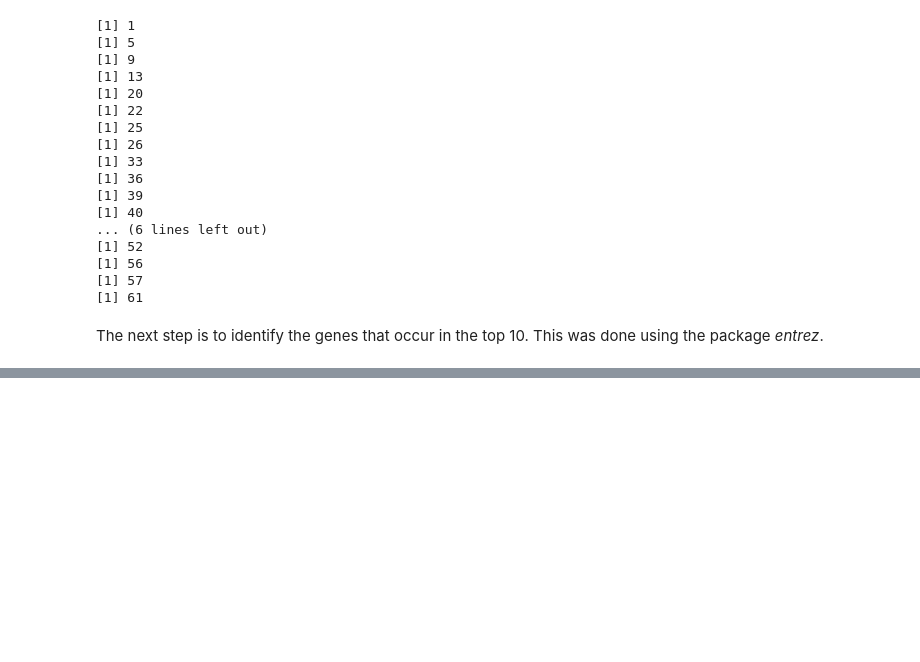
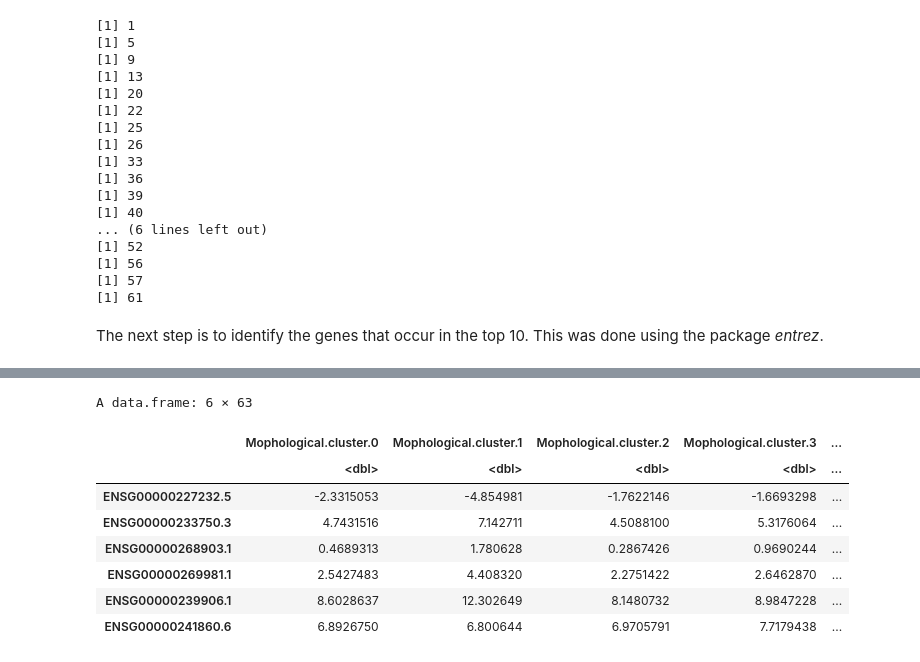
Before and after one commit to fstrijth/Functional-genomics-Karolien-Daan-Fien, a Jupyter notebook: Project_BINF_F402_group_2_R.ipynb, the cells around one changed output, grey strips where cells are left out. Saved outputs shown, nothing was run; the diff lists cells and outputs as text; code cells hidden in the pictures; blank space fills up the shorter version.

```diff
--- a/Project_BINF_F402_group_2_R.ipynb
+++ b/Project_BINF_F402_group_2_R.ipynb
@@ -801,0 +888,18 @@ print(gene_info10)
+# %%
+RNAlog2 = data.frame(matrix(
+  NA, nrow = nrow(RNA_read_counts ),
+  ncol = ncol(frequencies_clusters)-1))
+rownames(RNAlog2) <- rownames(RNA_read_counts)
+names(RNAlog2) <- rel_Morp
+# %%
+RNAWald = data.frame(matrix(
+  NA, nrow = nrow(RNA_read_counts ),
+  ncol = ncol(frequencies_clusters)-1))
+rownames(RNAWald) <- rownames(RNA_read_counts)
+names(RNAWald) <- rel_Morp
+# %%
+RNAp = data.frame(matrix(
+  NA, nrow = nrow(RNA_read_counts ),
+  ncol = ncol(frequencies_clusters)-1))
+rownames(RNAp) <- rownames(RNA_read_counts)
+names(RNAp) <- rel_Morp
@@ -801,0 +911,17 @@ print(gene_info10)
+# %%
+for (i in 1:length(rel_Morp)) {
+  one_rel_Morph <- rel_Morp[i]
+  print(one_rel_Morph)
+  #design: ~ cluster_i + cluster14
+  # cluster 14 is used as control: it contains irrelevant muscle tissue
+  des <- as.formula(paste("~", one_rel_Morph, "+", names(frequencies_clusters)[15]))
+  ddsfm <- DESeqDataSetFromMatrix(countData = RNA_read_counts,
+                                  colData = frequencies_clusters,
+                                  design = des)
+  ddsfm <- DESeq(ddsfm)
+  res <- results(ddsfm)
+  RNAPadj[,i] <- res$padj
+  RNAlog2[,i] <- res$log2FoldChange
+  RNAWald[,i] <- res$stat
+  RNAp[,i] <- res$pvalue
+}
@@ -801,0 +1012,12 @@ print(gene_info10)
+# %%
+head(RNAlog2)
+# %% [output]
+A data.frame: 6 × 63
+|  | Mophological.cluster.0 | Mophological.cluster.1 | Mophological.cluster.2 | Mophological.cluster.3 | ... |
+|  | <dbl> | <dbl> | <dbl> | <dbl> | ... |
+| ENSG00000227232.5 | -2.3315053 | -4.854981 | -1.7622146 | -1.6693298 | ... |
+| ENSG00000233750.3 | 4.7431516 | 7.142711 | 4.5088100 | 5.3176064 | ... |
+| ENSG00000268903.1 | 0.4689313 | 1.780628 | 0.2867426 | 0.9690244 | ... |
+| ENSG00000269981.1 | 2.5427483 | 4.408320 | 2.2751422 | 2.6462870 | ... |
+| ENSG00000239906.1 | 8.6028637 | 12.302649 | 8.1480732 | 8.9847228 | ... |
+| ENSG00000241860.6 | 6.8926750 | 6.800644 | 6.9705791 | 7.7179438 | ... |
```
Also changed, not shown: parts of 23 cells of this notebook, 5 other files.
